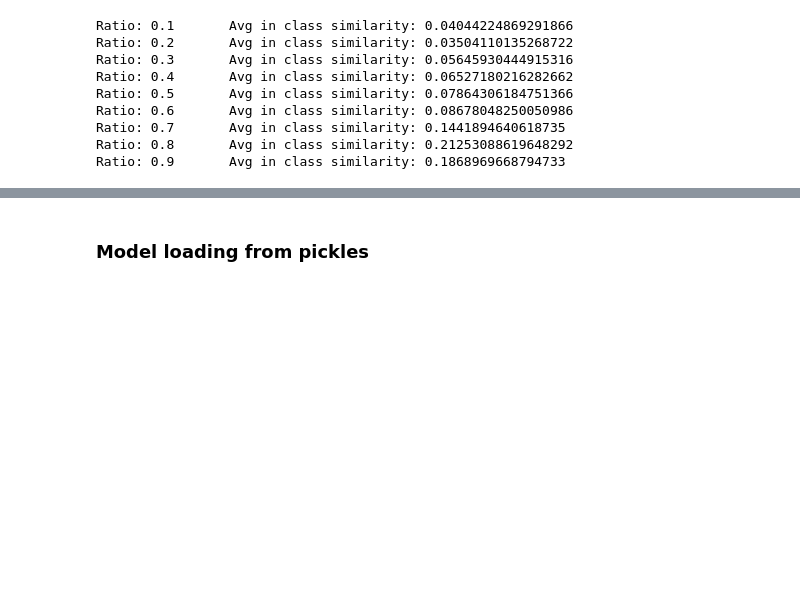
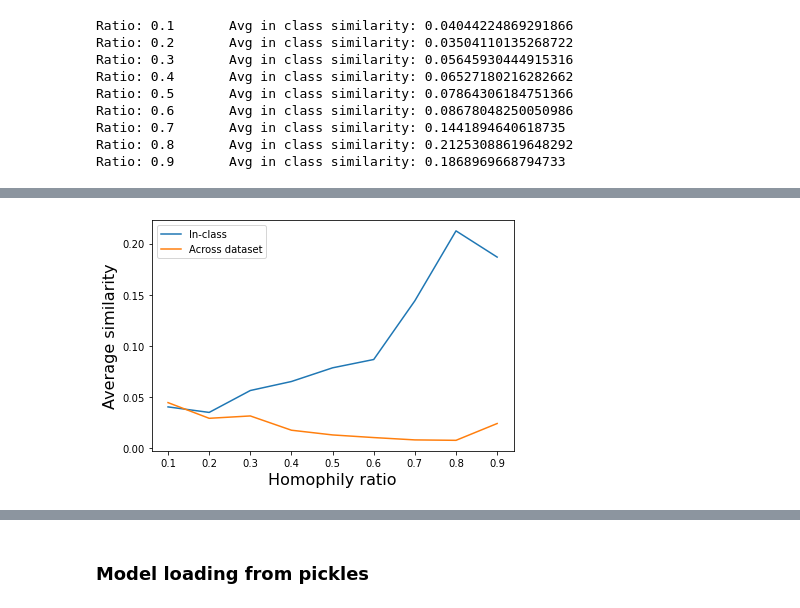
Before and after one commit to sannat17/CSC413-Project, a Jupyter notebook: experiment.ipynb, the cells around one changed output, grey strips where cells are left out. Drawn from its saved outputs; the diff is of its cells as text; code cells hidden in the pictures; blank space fills up the shorter version.

Commit message:
Added more analysis and graphs to experiment

```diff
--- a/experiment.ipynb
+++ b/experiment.ipynb
@@ -302,8 +302,7 @@ def average_similarity(model, dataset, node_class=0, layer=1, args=args):
             y1 = dataset.y.numpy()[i]
             y2 = dataset.y.numpy()[j]
 
-            if (y1 != y2):
-                raise NameError
+            assert(y1 != y2)
 
             avg_sim += np.dot(x1, x2) / (np.linalg.norm(x1) * np.linalg.norm(x2))
             observations += 1
@@ -334,0 +383,13 @@ Ratio: 0.9       Avg in class similarity: 0.1868969668794733
+# %%
+plt.figure()
+plt.plot(homophily_ratios, avg_sims, label="In-class")
+plt.plot(homophily_ratios, avg_sims_across, label="Across dataset")
+
+plt.xlabel("Homophily ratio", fontsize=16)
+plt.ylabel("Average similarity", fontsize=16)
+plt.legend()
+
+plt.tight_layout()
+plt.savefig("./plots/average_similarities.jpg")
+# %% [output]
+[figure, added]
```
Also changed, not shown: parts of 6 cells of this notebook, 4 other files.
